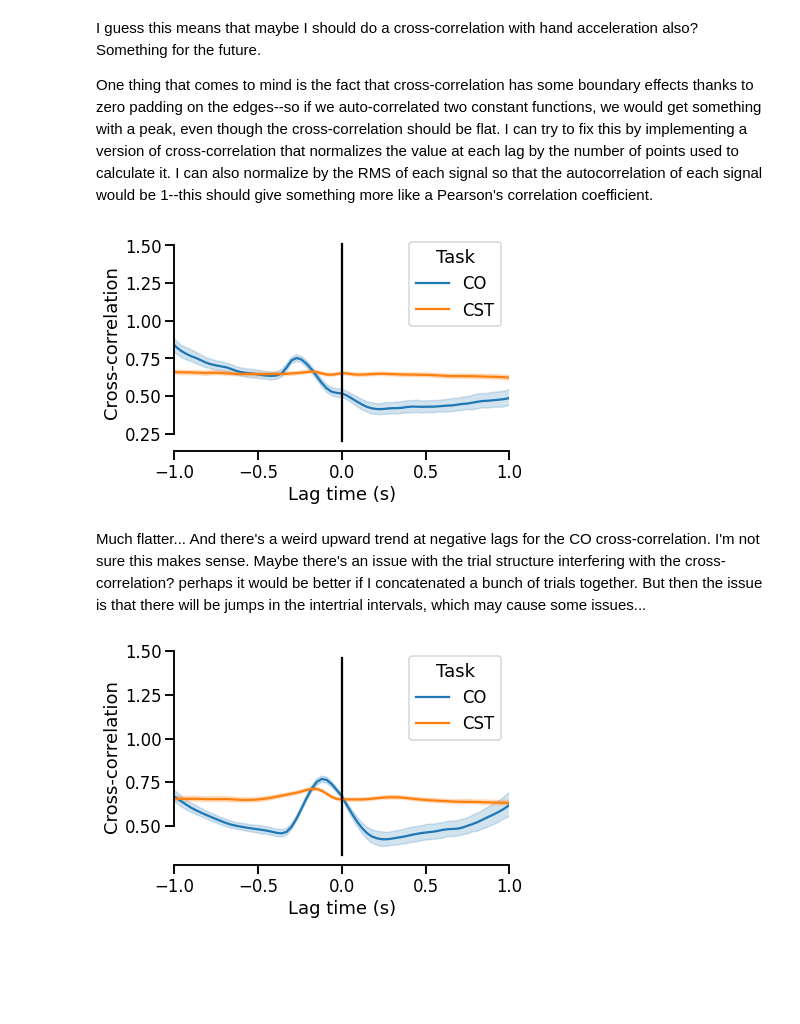
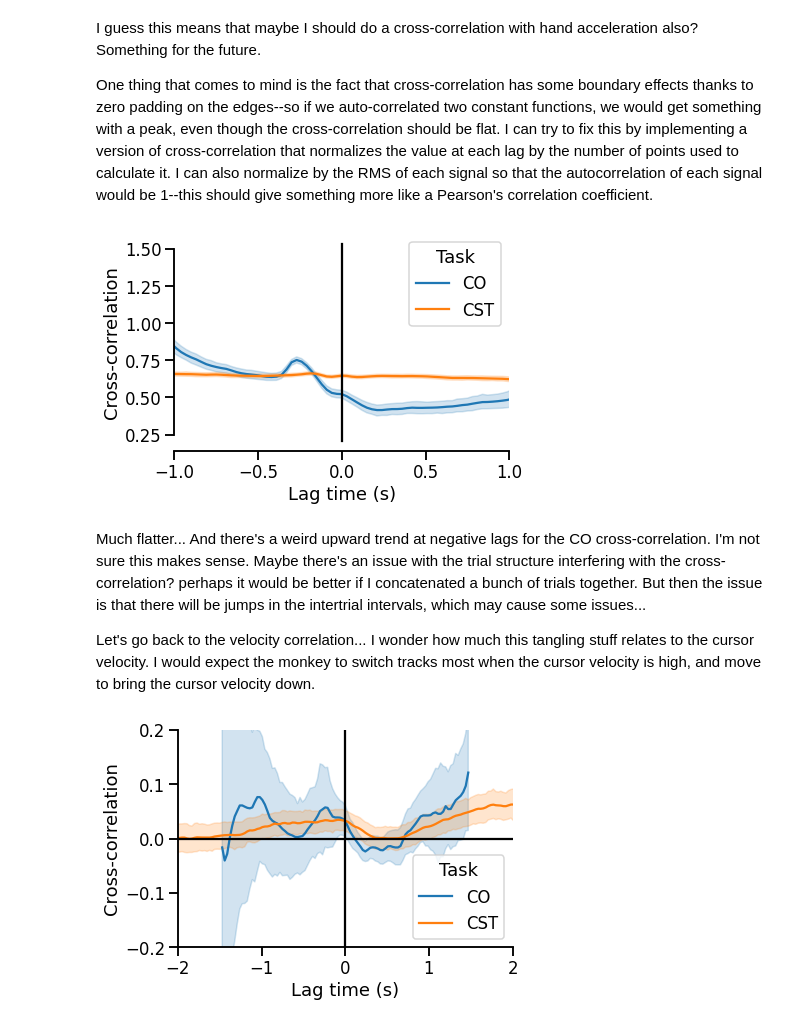
Before and after one commit to raeedcho/cst-dynamics, a Jupyter notebook: notebooks/compare_cocst_tangling.ipynb, the cells around one changed output. Drawn from its saved outputs; the diff is of its cells as text; code cells hidden in the pictures; blank space fills up the shorter version.

Commit message:
feat: Add a figure for inspection of how CST tangling relates to the cursor velocity

```diff
--- a/notebooks/compare_cocst_tangling.ipynb
+++ b/notebooks/compare_cocst_tangling.ipynb
@@ -289,7 +289,7 @@ As expected, not a whole lot there, but there is kind of a weird upward trend as
 
 It's worth comparing neural tangling between CO and CST. Because CST is highly input driven, we might expect that tangling would be higher in CST than in CO.
 # %%
-x_vars = ['Time from go cue','LFADS tangling','LFADS input norm','X hand position','X hand velocity']
+x_vars = ['Time from go cue','LFADS tangling','LFADS input norm','X hand position','X hand velocity','X cursor position','X cursor velocity']
 cocst_tangling = pd.concat(
     [co_measures[x_vars],cst_measures[x_vars]],
     axis=0,
@@ -460,36 +460,47 @@ tang_speed_ax.set_xlim([-1,1])
 
 sns.despine(ax=tang_speed_ax,trim=True)
 # %% [output]
-[figure, old version]
+[figure, new version]
 # %% [markdown]
 Much flatter... And there's a weird upward trend at negative lags for the CO cross-correlation. I'm not sure this makes sense. Maybe there's an issue with the trial structure interfering with the cross-correlation? perhaps it would be better if I concatenated a bunch of trials together. But then the issue is that there will be jumps in the intertrial intervals, which may cause some issues...
+
+Let's go back to the velocity correlation... I wonder how much this tangling stuff relates to the cursor velocity. I would expect the monkey to switch tracks most when the cursor velocity is high, and move to bring the cursor velocity down.
 # %%
-input_speed_corr = (
+from scipy.signal import correlate, correlation_lags
+
+tangling_vel_corr = (
     cocst_tangling.groupby(['Task','trial_id'])
     .apply(
         lambda s: pd.Series({
-            'Cross-correlation': src.analysis.normalized_cross_correlation(s['LFADS input norm'],np.abs(s['X hand velocity'])),
-            'Lag bin': correlation_lags(len(s['LFADS input norm']),len(s['X hand velocity'])),
-            'Lag time (s)': correlation_lags(len(s['LFADS input norm']),len(s['X hand velocity']))*analysis_params['bin_size'],
+            'Cross-correlation': src.analysis.normalized_cross_correlation(s['LFADS tangling'],(s['X cursor velocity'])),
+            'Lag bin': correlation_lags(len(s['LFADS tangling']),len(s['X hand velocity'])),
+            'Lag time (s)': correlation_lags(len(s['LFADS tangling']),len(s['X hand velocity']))*analysis_params['bin_size'],
         })
     )
     .explode(column=['Cross-correlation','Lag bin','Lag time (s)'])
     .set_index('Lag bin',append=True)
 )
 
-input_speed_ax = sns.lineplot(
-    data=input_speed_corr,
+tang_vel_ax = sns.lineplot(
+    data=tangling_vel_corr,
     x='Lag time (s)',
     y='Cross-correlation',
     hue='Task',
 )
-input_speed_ax.plot(
+
+tang_vel_ax.plot(
     [0,0],
-    input_speed_ax.get_ylim(),
+    tang_vel_ax.get_ylim(),
     'k-',
 )
-input_speed_ax.set_xlim([-1,1])
+tang_vel_ax.plot(
+    tang_vel_ax.get_xlim(),
+    [0,0],
+    'k-',
+)
+tang_vel_ax.set_xlim([-2,2])
+tang_vel_ax.set_ylim([-.2,.2])
 
-sns.despine(ax=input_speed_ax,trim=True)
+sns.despine(ax=tang_vel_ax,trim=True)
 # %% [output]
-[figure, old version]
+[figure, new version]
```
Also changed, not shown: parts of 4 cells of this notebook.
